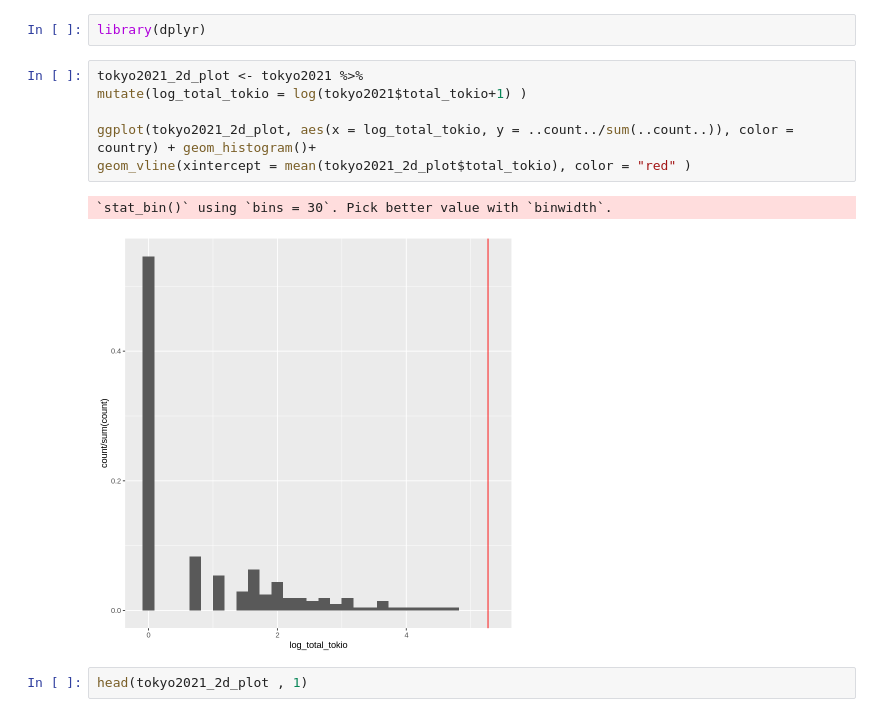
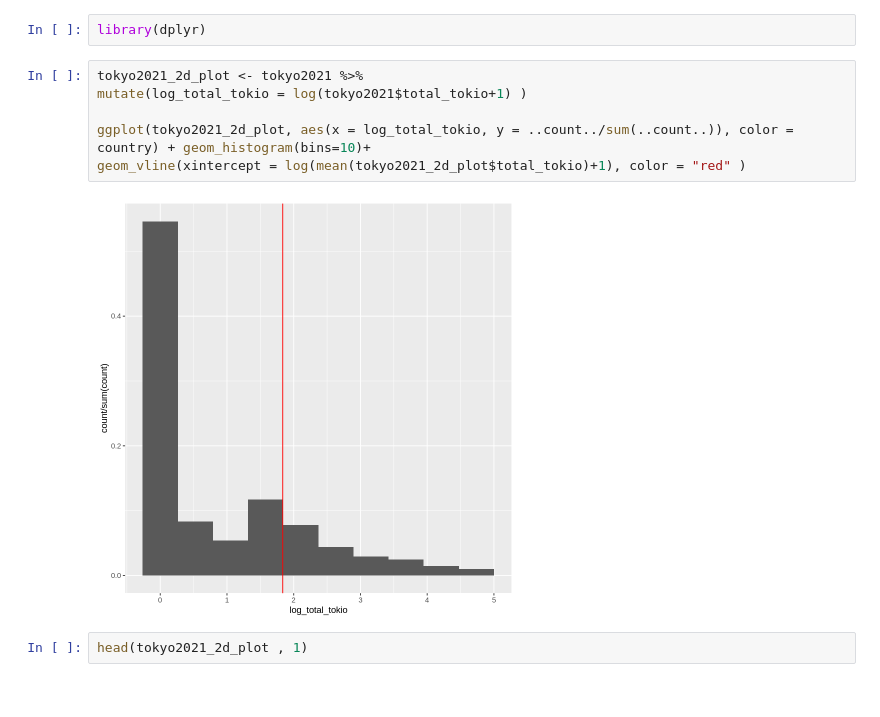
Before and after one commit to EnriqueZR/Fall_2021, a Jupyter notebook: Tarea_1_Microeconometria_aplicada.ipynb, the cells around one changed output. Saved outputs shown, nothing was run; the diff lists cells and outputs as text.

```diff
--- a/Tarea_1_Microeconometria_aplicada.ipynb
+++ b/Tarea_1_Microeconometria_aplicada.ipynb
@@ -280,12 +281,11 @@ library(dplyr)
 # %%
 tokyo2021_2d_plot <- tokyo2021 %>%
 mutate(log_total_tokio = log(tokyo2021$total_tokio+1) )
 
-ggplot(tokyo2021_2d_plot, aes(x = log_total_tokio, y = ..count../sum(..count..)), color = country) + geom_histogram()+
-geom_vline(xintercept = mean(tokyo2021_2d_plot$total_tokio), color = "red" )
+ggplot(tokyo2021_2d_plot, aes(x = log_total_tokio, y = ..count../sum(..count..)), color = country) + geom_histogram(bins=10)+
+geom_vline(xintercept = log(mean(tokyo2021_2d_plot$total_tokio)+1), color = "red" )
 # %% [output]
-`stat_bin()` using `bins = 30`. Pick better value with `binwidth`.
-[figure, old version]
+[figure, new version]
 # %%
 head(tokyo2021_2d_plot , 1)
 # %% [output]
```
Also changed, not shown: parts of 27 cells of this notebook.
